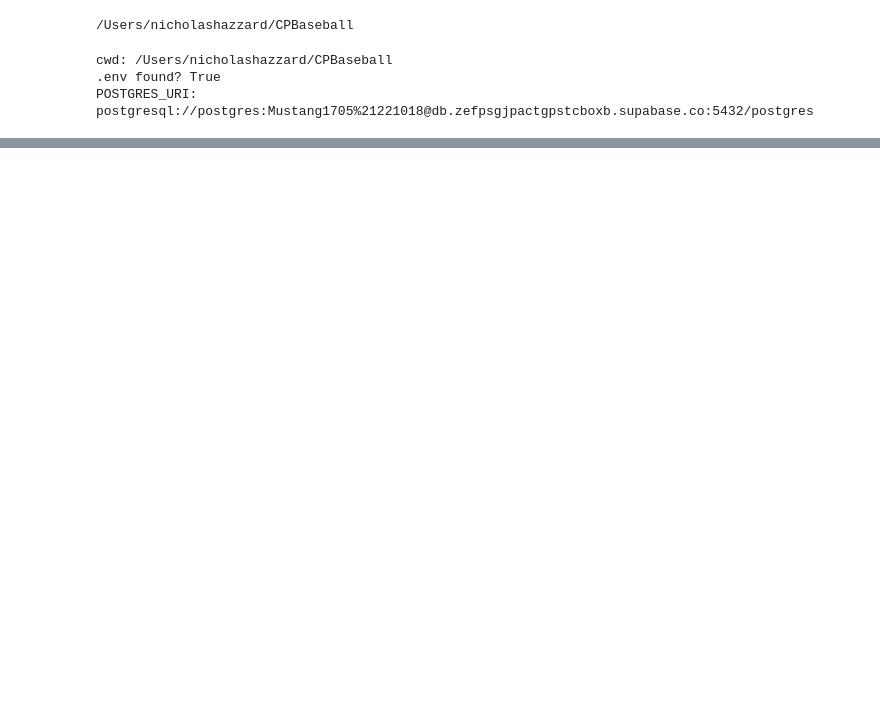
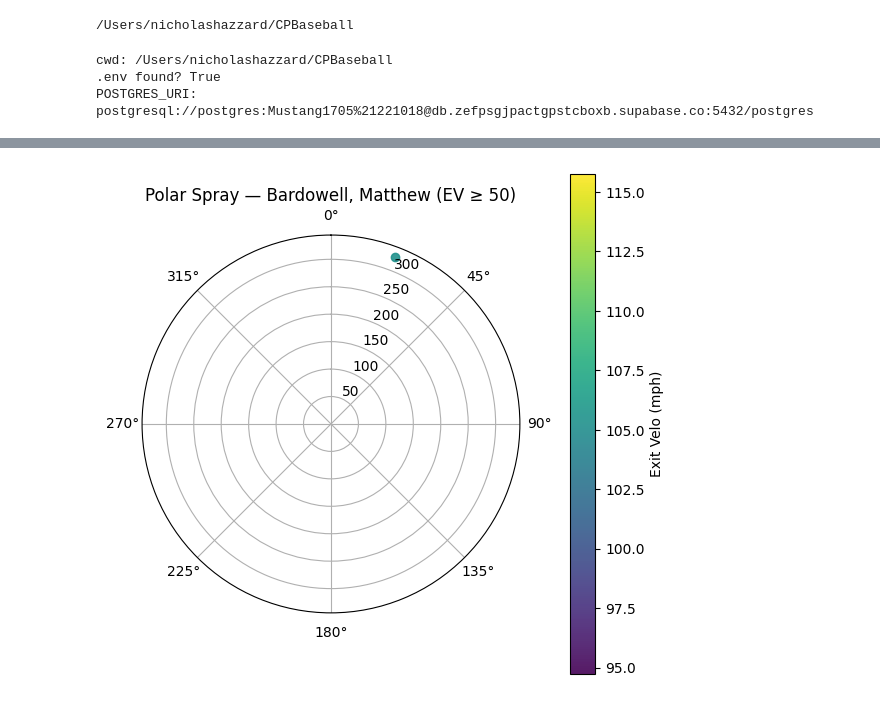
Before and after one commit to nickhazzard13/CPBaseball, a Jupyter notebook: main.ipynb, the cells around one changed output, grey strips where cells are left out. Cells and saved outputs as stored; diff of their text form; code cells hidden in the pictures; blank space fills up the shorter version.

```diff
--- a/main.ipynb
+++ b/main.ipynb
@@ -71,0 +313,79 @@ df2
+# %%
+# --- STEP 3: Single-batter sanity check + KPIs and charts ---
+
+import numpy as np
+import pandas as pd
+import matplotlib.pyplot as plt
+from PIL import Image
+
+# Choose a batter and a min EV threshold
+batters = sorted(hits_xy["Batter"].dropna().unique().tolist())
+print("Batters found (first 10):", batters[:10])
+BATTER = batters[0] if batters else None   # <- set to a specific name if you want
+MIN_EV = 50
+
+# Optional: field image path
+FIELD_IMAGE = "/Users/nicholashazzard/CPBaseball/baseball.png"
+
+# Filter batter + threshold
+sub = hits_xy[(hits_xy["Batter"] == BATTER) & (hits_xy["ExitSpeed"] >= MIN_EV)].copy()
+print(f"{BATTER}: {len(sub)} BIP (EV ≥ {MIN_EV}) after filters")
+
+# ---- KPIs ----
+def fmt(n, unit=""):
+    return "–" if pd.isna(n) else (f"{n:.1f}{unit}" if isinstance(n, (float, int)) else str(n))
+
+ev_avg = sub["ExitSpeed"].mean()
+ev_max = sub["ExitSpeed"].max()
+la_avg = sub["Angle"].mean() if "Angle" in sub and sub["Angle"].notna().any() else np.nan
+hh_rate = (sub["ExitSpeed"] >= 95).mean() if len(sub) else np.nan
+
+print("KPIs")
+print("BIP:", len(sub))
+print("Avg EV:", fmt(ev_avg, " mph"))
+print("Max EV:", fmt(ev_max, " mph"))
+print("Avg LA:", fmt(la_avg, "°"))
+print("Hard-Hit %:", "–" if pd.isna(hh_rate) else f"{100*hh_rate:.0f}%")
+
+# ---- A) Polar spray (Direction vs Distance) ----
+req = sub[["Direction","Distance","ExitSpeed"]].dropna()
+fig = plt.figure(figsize=(6.5,6.5))
+ax = fig.add_subplot(111, polar=True)
+if len(req):
+    theta = np.deg2rad(req["Direction"].to_numpy())
+    r = req["Distance"].to_numpy()
+    sc = ax.scatter(theta, r, c=req["ExitSpeed"], s=36, alpha=0.9)
+    ax.set_theta_zero_location('N'); ax.set_theta_direction(-1)
+    ax.set_title(f"Polar Spray — {BATTER} (EV ≥ {MIN_EV})")
+    cbar = plt.colorbar(sc, ax=ax, pad=0.1); cbar.set_label("Exit Velo (mph)")
+else:
+    ax.set_title("Polar Spray — no Direction/Distance available")
+plt.show()
+
+# ---- B) Field overlay (X_ft, Y_ft on image) ----
+X_MIN, X_MAX = -330, 330
+Y_MIN, Y_MAX = 0, 420
+
+fig, ax = plt.subplots(figsize=(7,7))
+# draw field image if available
+try:
+    img = Image.open(FIELD_IMAGE).convert("RGBA")
+    img = img.transpose(Image.FLIP_TOP_BOTTOM)  # keep home at bottom
+    ax.imshow(np.array(img), extent=[X_MIN, X_MAX, Y_MIN, Y_MAX], origin="lower", zorder=0)
+except Exception as e:
+    print(f"Field image not loaded: {e}")
+
+plotdf = sub.dropna(subset=["X_ft","Y_ft"])
+if len(plotdf):
+    sc = ax.scatter(plotdf["X_ft"], plotdf["Y_ft"], c=plotdf["ExitSpeed"], s=36, alpha=0.9, cmap="plasma", zorder=1)
+    cbar = plt.colorbar(sc, ax=ax, fraction=0.046, pad=0.04); cbar.set_label("Exit Velo (mph)")
+else:
+    ax.text(0.5,0.5,"No usable XY for this selection", ha="center", va="center", transform=ax.transAxes)
+
+ax.set_xlim(X_MIN, X_MAX); ax.set_ylim(Y_MIN, Y_MAX)
+ax.set_aspect("equal","box")
+ax.set_xlabel("Horizontal (ft)  [− = LF, + = RF]")
+ax.set_ylabel("Depth (ft)  [0 = Home, + = CF]")
+ax.set_title(f"Field Overlay — {BATTER} (EV ≥ {MIN_EV})")
+plt.show()
+# %% [output]
@@ -71,0 +400 @@ df2
+[figure, added]
```
Also changed, not shown: parts of 13 cells of this notebook, 19 other files.
